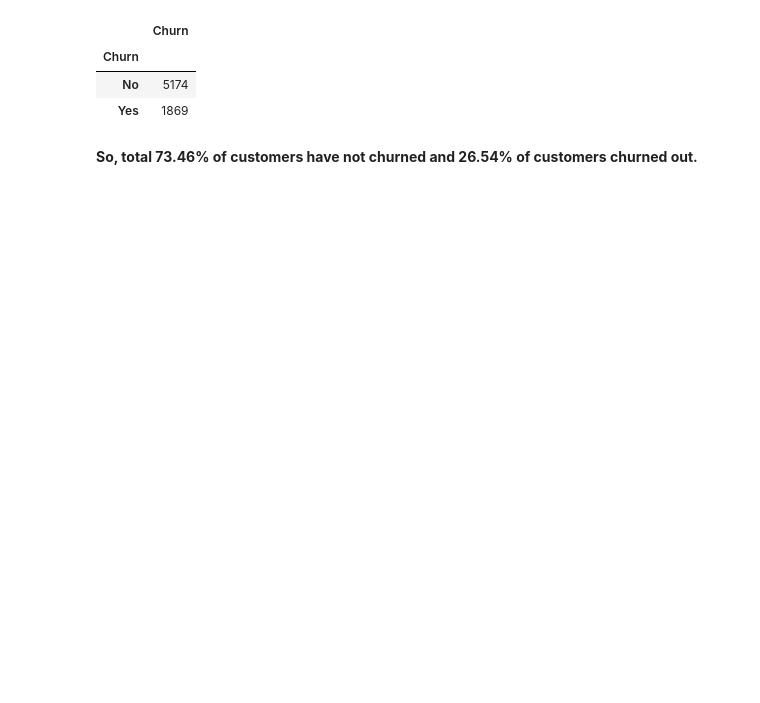
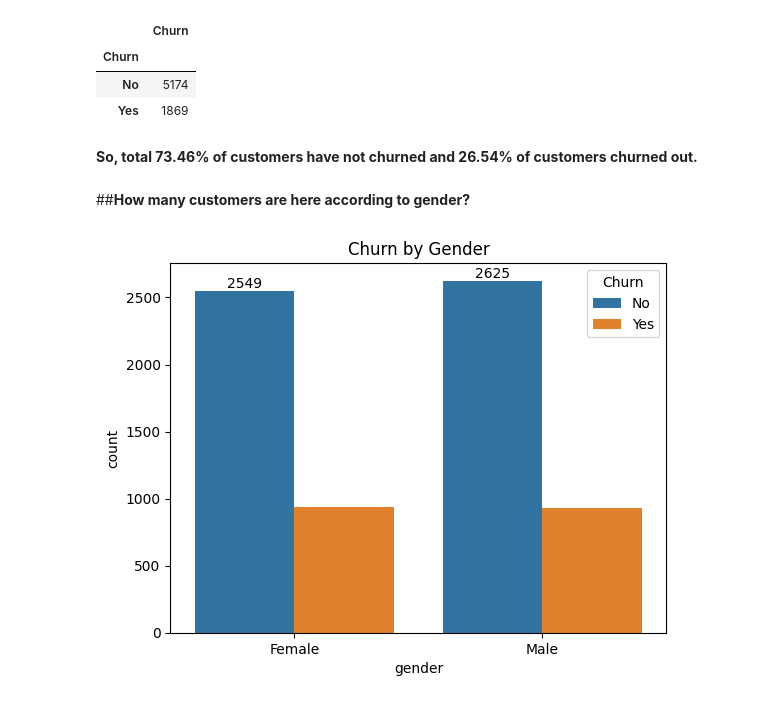
Before and after one commit to Jatingpt/Telecom-Customer-Churn-EDA-Project, a Jupyter notebook: Telecom_Customer_Churn_EDA_Project.ipynb, the cells around one changed output. Saved outputs shown, nothing was run; the diff lists cells and outputs as text; code cells hidden in the pictures; blank space fills up the shorter version.

```diff
--- a/Telecom_Customer_Churn_EDA_Project.ipynb
+++ b/Telecom_Customer_Churn_EDA_Project.ipynb
@@ -328,0 +329,9 @@ s
+# %% [markdown]
+##**How many customers are here according to gender?**
+# %%
+ax = sns.countplot(x = 'gender', data =df , hue ="Churn")
+ax.bar_label(ax.containers[0])
+plt.title("Churn by Gender")
+plt.show()
+# %% [output]
+[figure, added]
```
Also changed, not shown: parts of 12 cells of this notebook.
